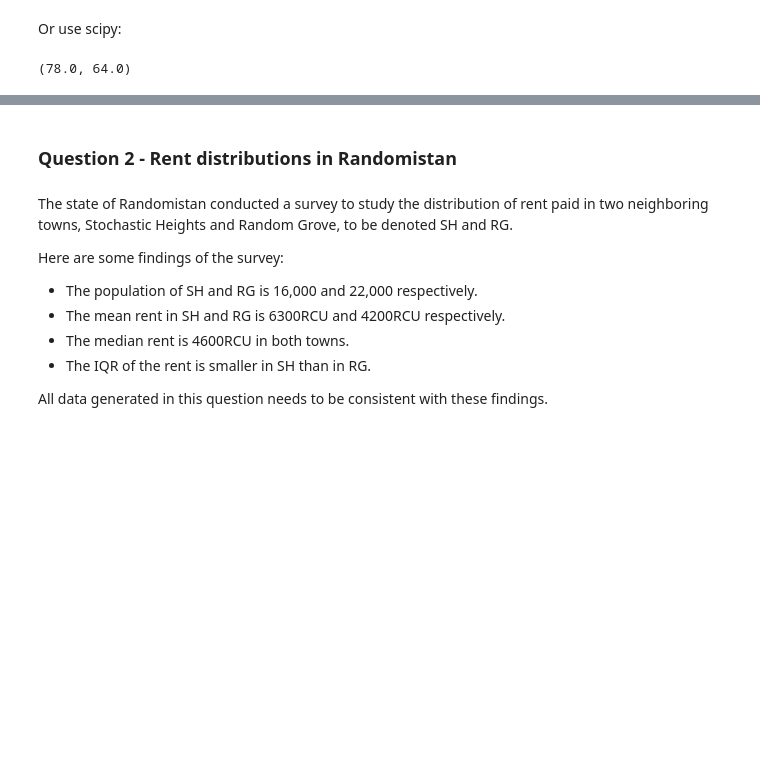
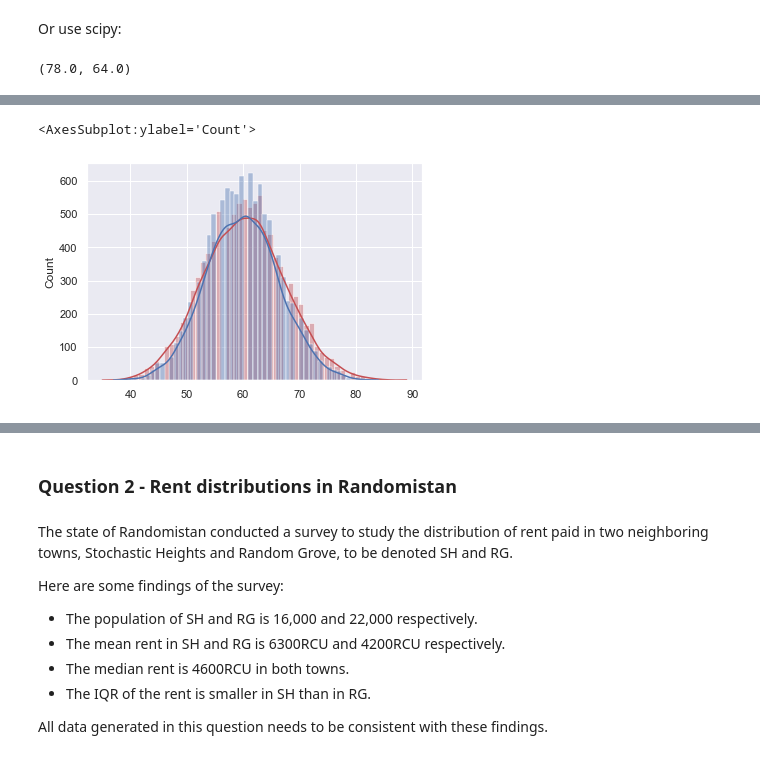
Before and after one commit to ronigold/Statistics_HW, a Jupyter notebook: HW1.ipynb, the cells around one changed output, grey strips where cells are left out. Drawn from its saved outputs; the diff is of its cells as text; code cells hidden in the pictures; blank space fills up the shorter version.

```diff
--- a/HW1.ipynb
+++ b/HW1.ipynb
@@ -126,0 +139,8 @@ Explain the difference between the two results
+# %%
+A = np.random.binomial(n=600, p=0.1, size=10000)
+B = np.random.binomial(n=200, p=0.3, size=10000)
+sns.histplot(A, kde=True, alpha = 0.4, color = "r")
+sns.histplot(B, kde=True, alpha = 0.4)
+# %% [output]
+<AxesSubplot:ylabel='Count'>
+[figure, added]
```
Also changed, not shown: parts of 21 cells of this notebook.
